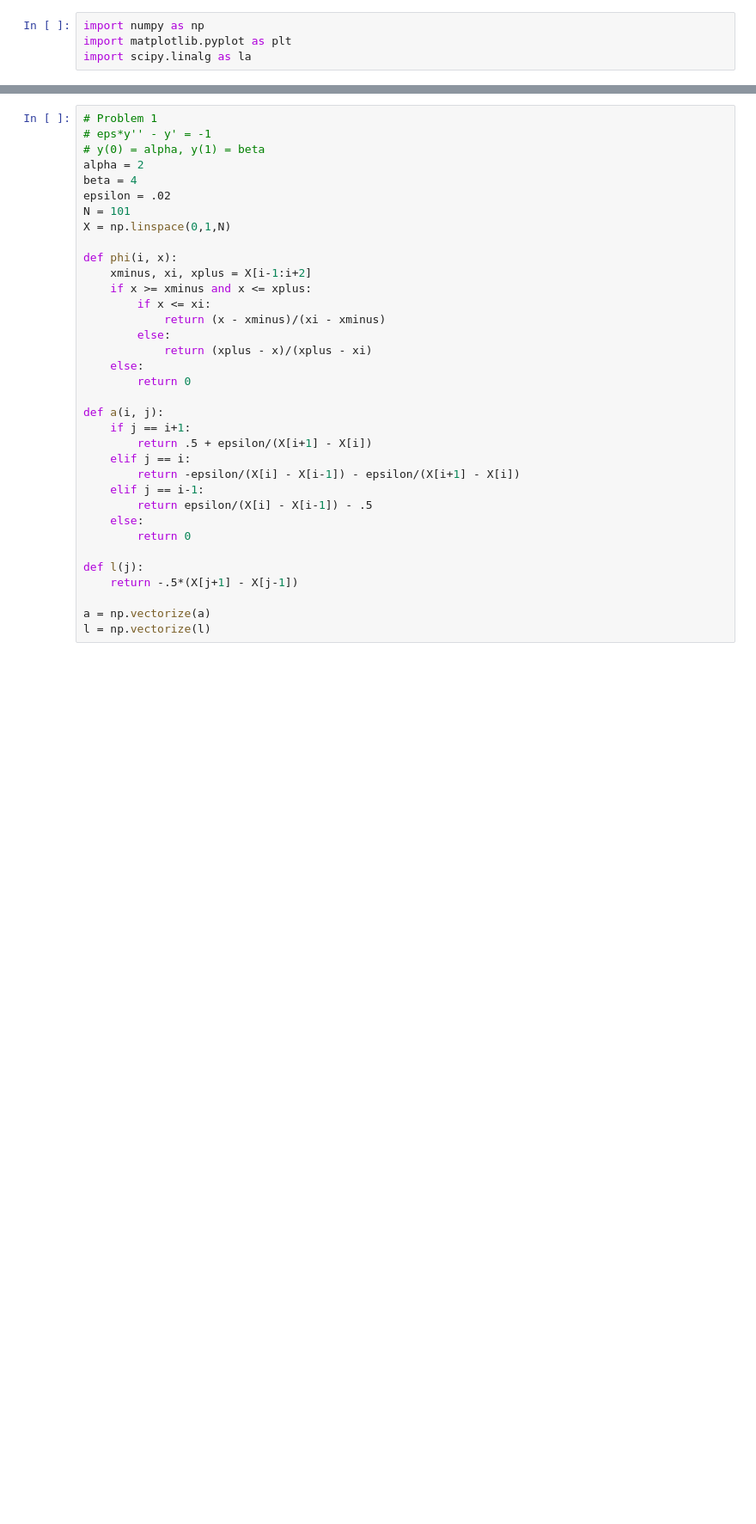
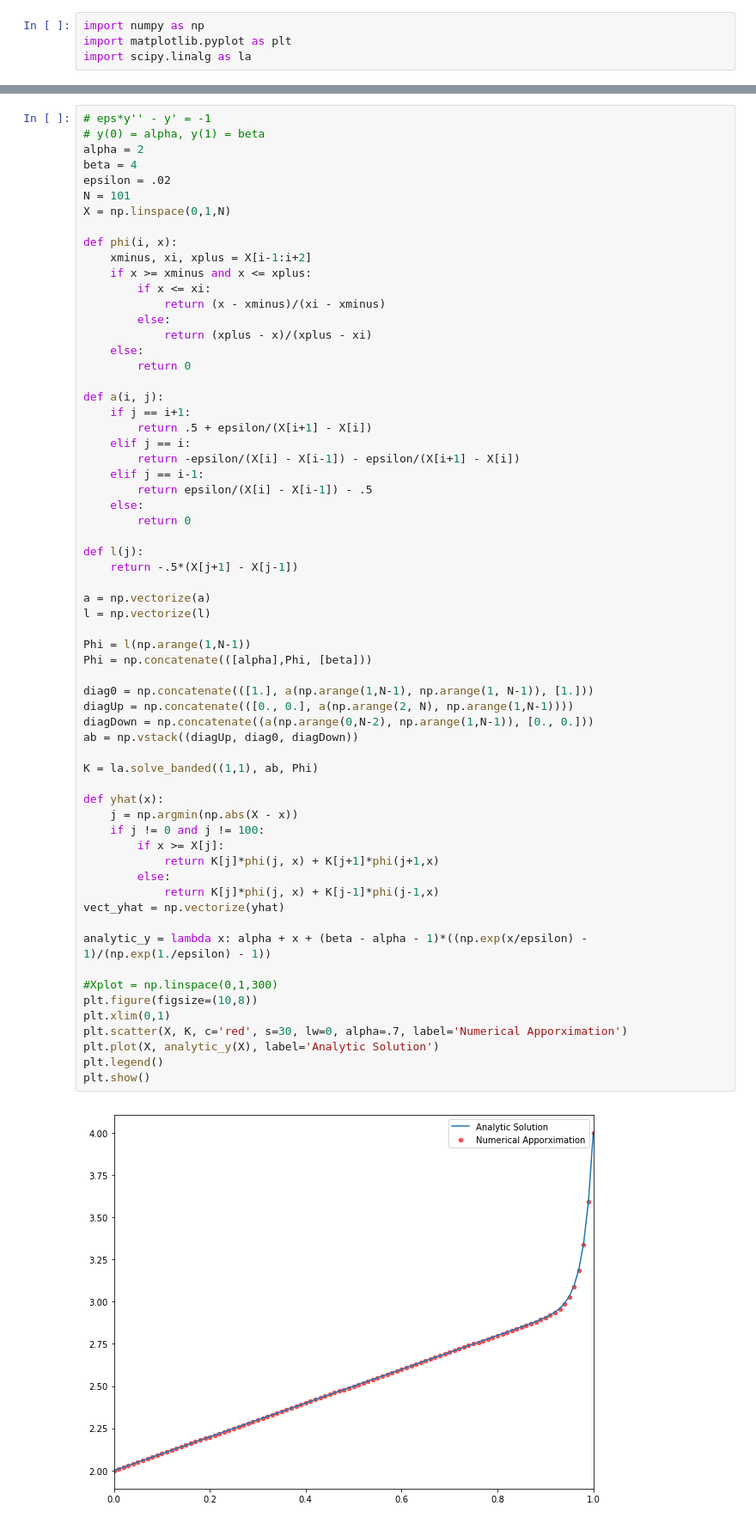
Before and after one commit to mattschaelling/acme_vol4, a Jupyter notebook: FiniteElement/finite_element.ipynb, the cells around one changed output, grey strips where cells are left out. Shown: that part at 86% size. Drawn from its saved outputs; the diff is of its cells as text; blank space fills up the shorter version.

```diff
--- a/FiniteElement/finite_element.ipynb
+++ b/FiniteElement/finite_element.ipynb
@@ -5,35 +7,65 @@ import scipy.linalg as la
 # %%
-# Problem 1
 # eps*y'' - y' = -1
 # y(0) = alpha, y(1) = beta
 alpha = 2
 beta = 4
 epsilon = .02
 N = 101
 X = np.linspace(0,1,N)
 
 def phi(i, x):
     xminus, xi, xplus = X[i-1:i+2]
     if x >= xminus and x <= xplus:
         if x <= xi:
             return (x - xminus)/(xi - xminus)
         else:
             return (xplus - x)/(xplus - xi)
     else:
         return 0
 
 def a(i, j):
     if j == i+1:
         return .5 + epsilon/(X[i+1] - X[i])
     elif j == i:
         return -epsilon/(X[i] - X[i-1]) - epsilon/(X[i+1] - X[i])
     elif j == i-1:
         return epsilon/(X[i] - X[i-1]) - .5
     else:
         return 0
 
 def l(j):
     return -.5*(X[j+1] - X[j-1])
 
 a = np.vectorize(a)
 l = np.vectorize(l)
+
+Phi = l(np.arange(1,N-1))
+Phi = np.concatenate(([alpha],Phi, [beta]))
+
+diag0 = np.concatenate(([1.], a(np.arange(1,N-1), np.arange(1, N-1)), [1.]))
+diagUp = np.concatenate(([0., 0.], a(np.arange(2, N), np.arange(1,N-1))))
+diagDown = np.concatenate((a(np.arange(0,N-2), np.arange(1,N-1)), [0., 0.]))
+ab = np.vstack((diagUp, diag0, diagDown))
+
+K = la.solve_banded((1,1), ab, Phi)
+
+def yhat(x):
+    j = np.argmin(np.abs(X - x))
+    if j != 0 and j != 100:
+        if x >= X[j]:
+            return K[j]*phi(j, x) + K[j+1]*phi(j+1,x)
+        else:
+            return K[j]*phi(j, x) + K[j-1]*phi(j-1,x)
+vect_yhat = np.vectorize(yhat)
+
+analytic_y = lambda x: alpha + x + (beta - alpha - 1)*((np.exp(x/epsilon) - 1)/(np.exp(1./epsilon) - 1))
+
+#Xplot = np.linspace(0,1,300)
+plt.figure(figsize=(10,8))
+plt.xlim(0,1)
+plt.scatter(X, K, c='red', s=30, lw=0, alpha=.7, label='Numerical Apporximation')
+plt.plot(X, analytic_y(X), label='Analytic Solution')
+plt.legend()
+plt.show()
+# %% [output]
+[figure, added]
```
Also changed, not shown: parts of 6 cells of this notebook.
